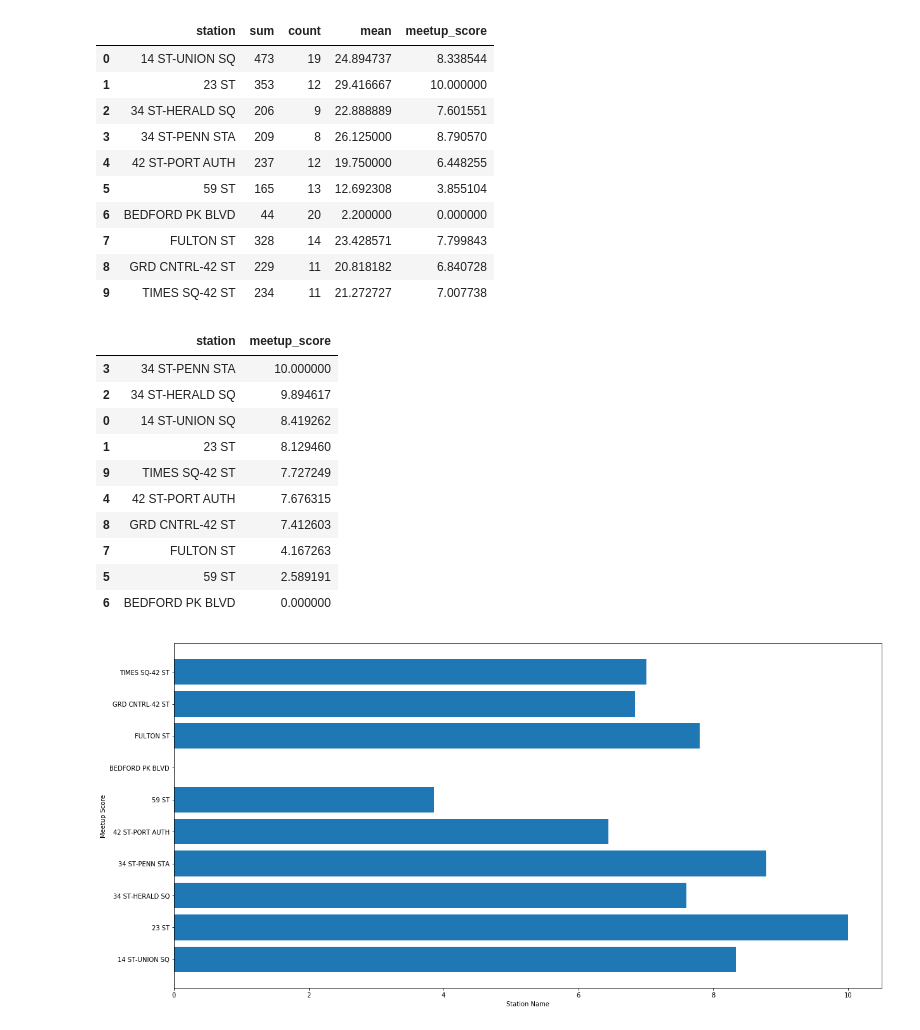
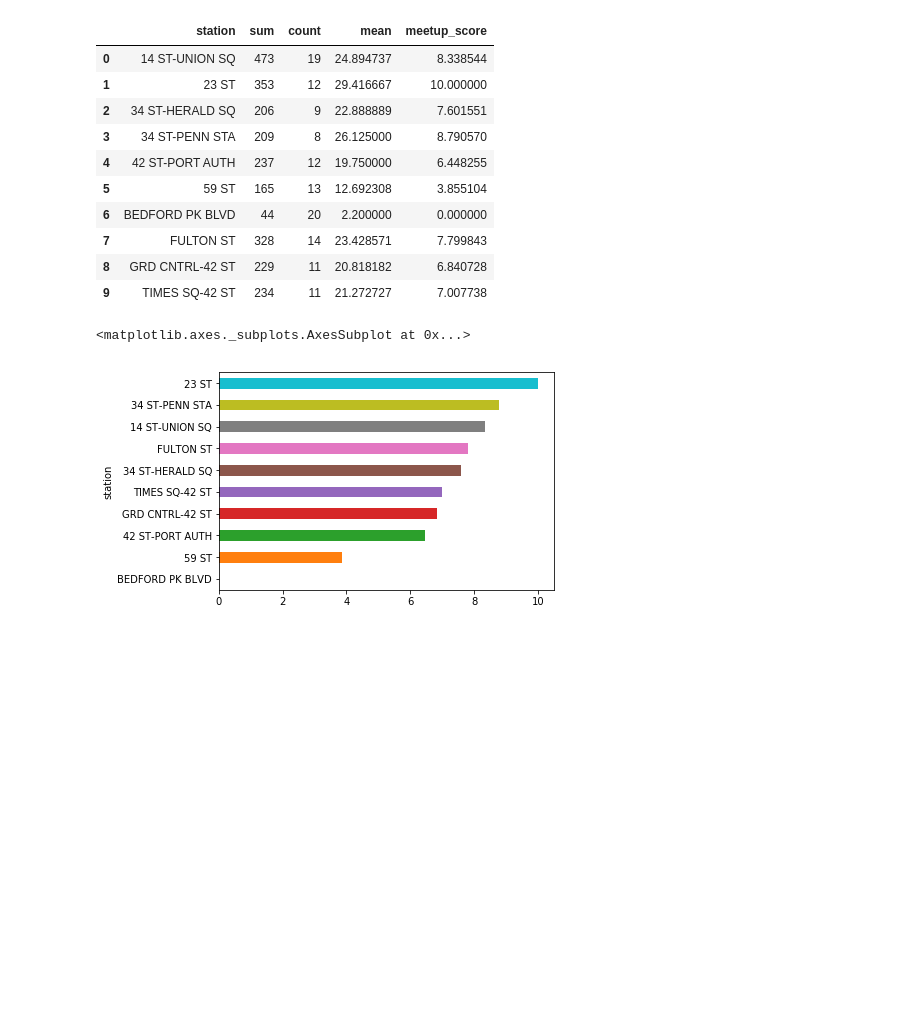
Before and after one commit to cyrus-rustomji/metis_projects, a Jupyter notebook: FirstProejct.ipynb, the cells around one changed output. Saved outputs shown, nothing was run; the diff lists cells and outputs as text; code cells hidden in the pictures; blank space fills up the shorter version.

```diff
--- a/FirstProejct.ipynb
+++ b/FirstProejct.ipynb
@@ -886,26 +894,11 @@ meetup_groupd_df
 | 7 | FULTON ST | 328 | 14 | 23.428571 | 7.799843 |
 | 8 | GRD CNTRL-42 ST | 229 | 11 | 20.818182 | 6.840728 |
 | 9 | TIMES SQ-42 ST | 234 | 11 | 21.272727 | 7.007738 |
-# %%
-plt.figure(figsize=(20,10) )
-plt.xlabel('Station Name')
-plt.ylabel('Meetup Score')
-plt.barh(meetup_groupd_df['station'], meetup_groupd_df['meetup_score'])
-
-meetup_groupd_df_sort
-# %% [output]
-|  | station | meetup_score |
-| 3 | 34 ST-PENN STA | 10.000000 |
-| 2 | 34 ST-HERALD SQ | 9.894617 |
-| 0 | 14 ST-UNION SQ | 8.419262 |
-| 1 | 23 ST | 8.129460 |
-| 9 | TIMES SQ-42 ST | 7.727249 |
-| 4 | 42 ST-PORT AUTH | 7.676315 |
-| 8 | GRD CNTRL-42 ST | 7.412603 |
-| 7 | FULTON ST | 4.167263 |
-| 5 | 59 ST | 2.589191 |
-| 6 | BEDFORD PK BLVD | 0.000000 |
-[figure, removed]
+# %%
+meetup_groupd_df.sort_values('meetup_score').set_index('station')['meetup_score'].plot(kind='barh')
+# %% [output]
+<matplotlib.axes._subplots.AxesSubplot at 0x...>
+[figure, added]
 # %%
 daily_yelp_meetup_df = daily_yelp_df.merge(meetup_groupd_df, left_on='STATION', right_on='station', how='left', suffixes=('_left', '_right'))
 daily_yelp_meetup_df.rename(columns={'(yelp_p, )': 'yelp_score'}, inplace=True)
```
Also changed, not shown: parts of 5 cells of this notebook.
